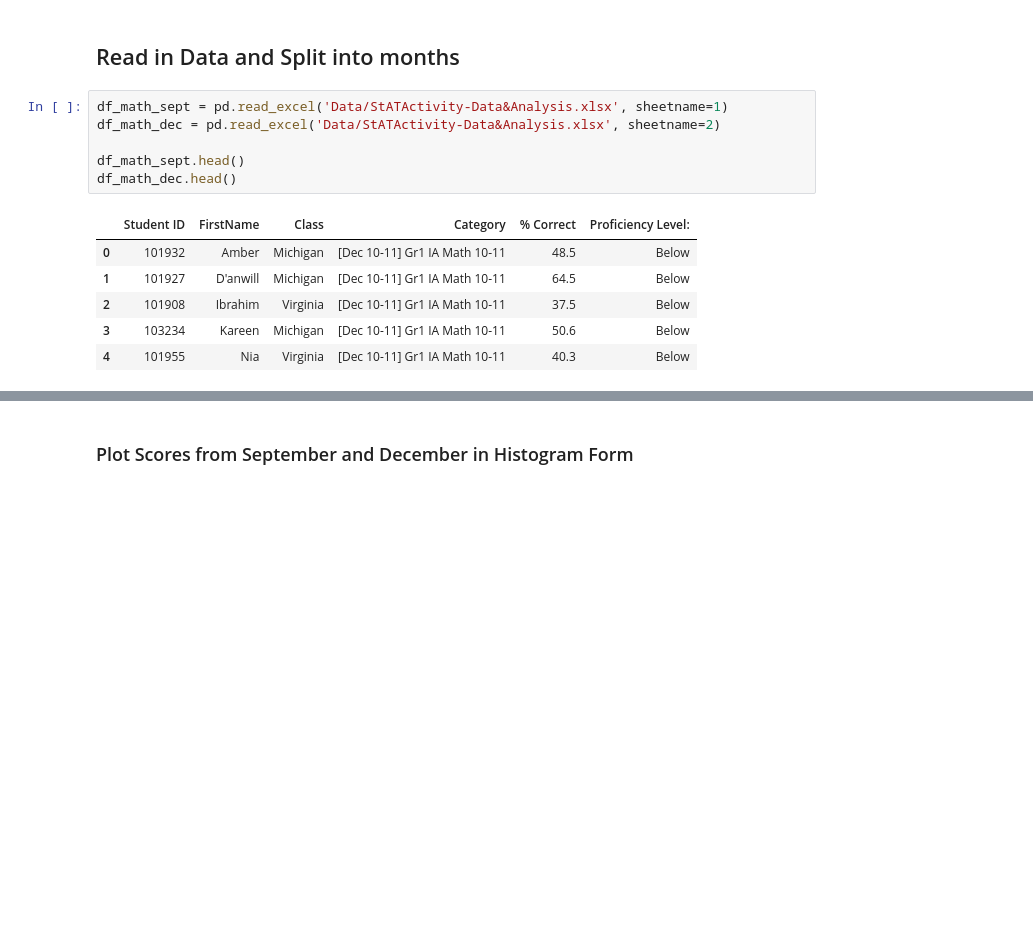
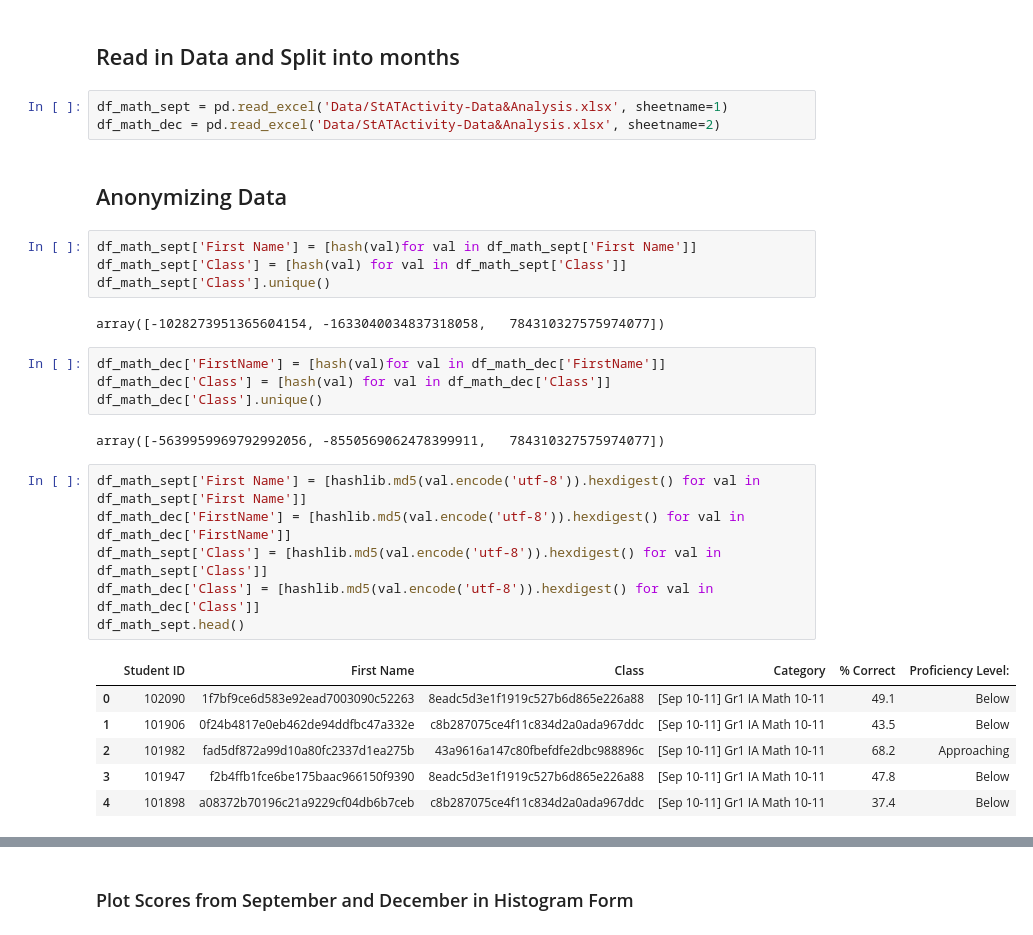
Before and after one commit to kaumaron/Data_Science, a Jupyter notebook: Grade_Analysis/Student Achievement.ipynb, the cells around one changed output, grey strips where cells are left out. Saved outputs shown, nothing was run; the diff lists cells and outputs as text; blank space fills up the shorter version.

Commit message:
Anonymized Data in Grade Analysis Further

```diff
--- a/Grade_Analysis/Student Achievement.ipynb
+++ b/Grade_Analysis/Student Achievement.ipynb
@@ -10,13 +11,30 @@ import math
 # %%
 df_math_sept = pd.read_excel('Data/StATActivity-Data&Analysis.xlsx', sheetname=1)
 df_math_dec = pd.read_excel('Data/StATActivity-Data&Analysis.xlsx', sheetname=2)
-
-df_math_sept.head()
-df_math_dec.head()
-# %% [output]
-|  | Student ID | FirstName | Class | Category | % Correct | Proficiency Level: |
-| 0 | 101932 | Amber | Michigan | [Dec 10-11] Gr1 IA Math 10-11 | 48.5 | Below |
-| 1 | 101927 | D'anwill | Michigan | [Dec 10-11] Gr1 IA Math 10-11 | 64.5 | Below |
-| 2 | 101908 | Ibrahim | Virginia | [Dec 10-11] Gr1 IA Math 10-11 | 37.5 | Below |
-| 3 | 103234 | Kareen | Michigan | [Dec 10-11] Gr1 IA Math 10-11 | 50.6 | Below |
-| 4 | 101955 | Nia | Virginia | [Dec 10-11] Gr1 IA Math 10-11 | 40.3 | Below |
+# %% [markdown]
+## Anonymizing Data
+# %%
+df_math_sept['First Name'] = [hash(val)for val in df_math_sept['First Name']]
+df_math_sept['Class'] = [hash(val) for val in df_math_sept['Class']]
+df_math_sept['Class'].unique()
+# %% [output]
+array([-1028273951365604154, -1633040034837318058,   784310327575974077])
+# %%
+df_math_dec['FirstName'] = [hash(val)for val in df_math_dec['FirstName']]
+df_math_dec['Class'] = [hash(val) for val in df_math_dec['Class']]
+df_math_dec['Class'].unique()
+# %% [output]
+array([-5639959969792992056, -8550569062478399911,   784310327575974077])
+# %%
+df_math_sept['First Name'] = [hashlib.md5(val.encode('utf-8')).hexdigest() for val in df_math_sept['First Name']]
+df_math_dec['FirstName'] = [hashlib.md5(val.encode('utf-8')).hexdigest() for val in df_math_dec['FirstName']]
+df_math_sept['Class'] = [hashlib.md5(val.encode('utf-8')).hexdigest() for val in df_math_sept['Class']]
+df_math_dec['Class'] = [hashlib.md5(val.encode('utf-8')).hexdigest() for val in df_math_dec['Class']]
+df_math_sept.head()
+# %% [output]
+|  | Student ID | First Name | Class | Category | % Correct | Proficiency Level: |
+| 0 | 102090 | 1f7bf9ce6d583e92ead7003090c52263 | 8eadc5d3e1f1919c527b6d865e226a88 | [Sep 10-11] Gr1 IA Math 10-11 | 49.1 | Below |
+| 1 | 101906 | 0f24b4817e0eb462de94ddfbc47a332e | c8b287075ce4f11c834d2a0ada967ddc | [Sep 10-11] Gr1 IA Math 10-11 | 43.5 | Below |
+| 2 | 101982 | fad5df872a99d10a80fc2337d1ea275b | 43a9616a147c80fbefdfe2dbc988896c | [Sep 10-11] Gr1 IA Math 10-11 | 68.2 | Approaching |
+| 3 | 101947 | f2b4ffb1fce6be175baac966150f9390 | 8eadc5d3e1f1919c527b6d865e226a88 | [Sep 10-11] Gr1 IA Math 10-11 | 47.8 | Below |
+| 4 | 101898 | a08372b70196c21a9229cf04db6b7ceb | c8b287075ce4f11c834d2a0ada967ddc | [Sep 10-11] Gr1 IA Math 10-11 | 37.4 | Below |
```
Also changed, not shown: parts of 20 cells of this notebook.
